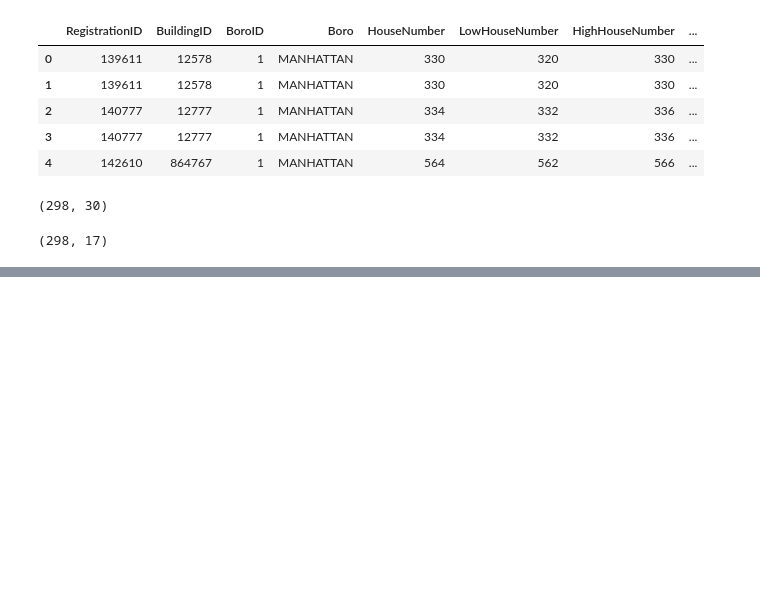
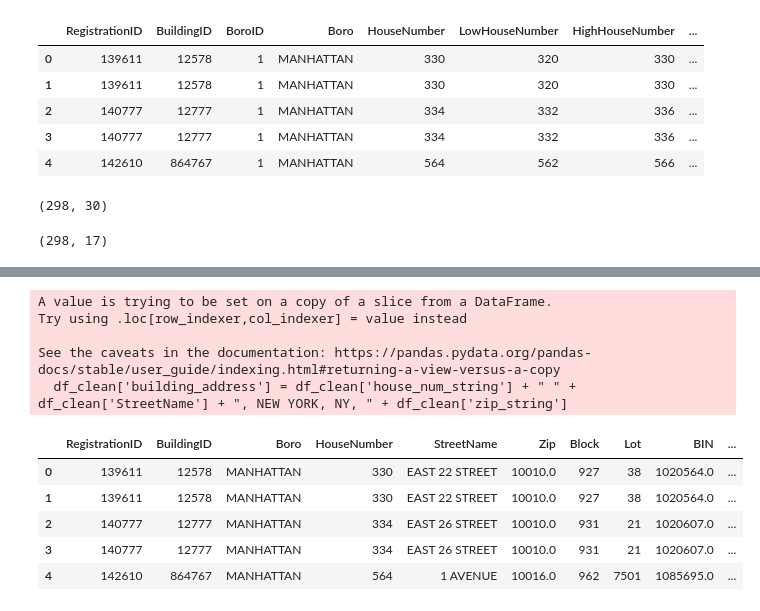
Before and after one commit to hgorledeenn/final_project, a Jupyter notebook: pt_1.ipynb, the cells around one changed output, grey strips where cells are left out. Drawn from its saved outputs; the diff is of its cells as text; code cells hidden in the pictures; blank space fills up the shorter version.

```diff
--- a/pt_1.ipynb
+++ b/pt_1.ipynb
@@ -56,3 +57,7 @@ df_clean = df_merged[['RegistrationID', 'BuildingID', 'Boro', 'HouseNumber', 'St
 df_clean.shape
 # %% [output]
 (298, 17)
+# %%
+df_clean['house_num_string'] = df_clean['HouseNumber'].copy().astype('str')
+df_clean['zip_int'] = df_clean['Zip'].copy().astype('int')
+df_clean['zip_string'] = df_clean['zip_int'].copy().astype('str')
@@ -58,0 +100,15 @@ df_clean.shape
+# %%
+df_clean['building_address'] = df_clean['house_num_string'] + " " + df_clean['StreetName'] + ", NEW YORK, NY, " + df_clean['zip_string']
+df_clean.head()
+# %% [output]
+A value is trying to be set on a copy of a slice from a DataFrame.
+Try using .loc[row_indexer,col_indexer] = value instead
+
+See the caveats in the documentation: https://pandas.pydata.org/pandas-docs/stable/user_guide/indexing.html#returning-a-view-versus-a-copy
+  df_clean['building_address'] = df_clean['house_num_string'] + " " + df_clean['StreetName'] + ", NEW YORK, NY, " + df_clean['zip_string']
+|  | RegistrationID | BuildingID | Boro | HouseNumber | StreetName | Zip | Block | Lot | BIN | ... |
+| 0 | 139611 | 12578 | MANHATTAN | 330 | EAST 22 STREET | 10010.0 | 927 | 38 | 1020564.0 | ... |
+| 1 | 139611 | 12578 | MANHATTAN | 330 | EAST 22 STREET | 10010.0 | 927 | 38 | 1020564.0 | ... |
+| 2 | 140777 | 12777 | MANHATTAN | 334 | EAST 26 STREET | 10010.0 | 931 | 21 | 1020607.0 | ... |
+| 3 | 140777 | 12777 | MANHATTAN | 334 | EAST 26 STREET | 10010.0 | 931 | 21 | 1020607.0 | ... |
+| 4 | 142610 | 864767 | MANHATTAN | 564 | 1 AVENUE | 10016.0 | 962 | 7501 | 1085695.0 | ... |
```
Also changed, not shown: parts of 8 cells of this notebook, 1 other file.
